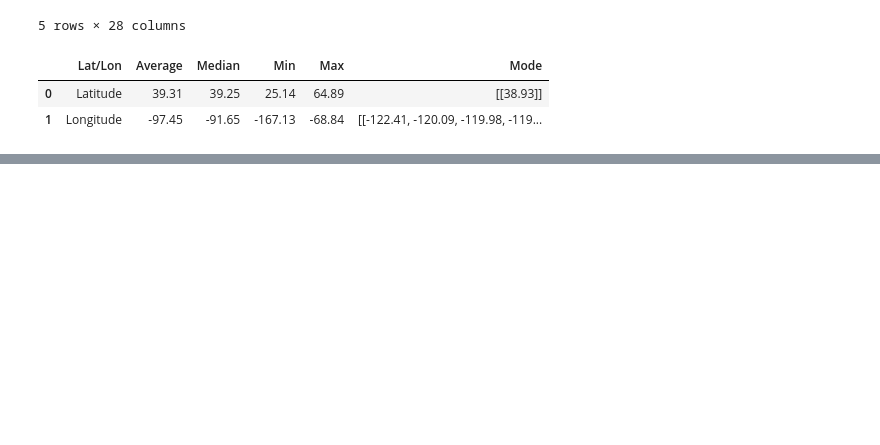
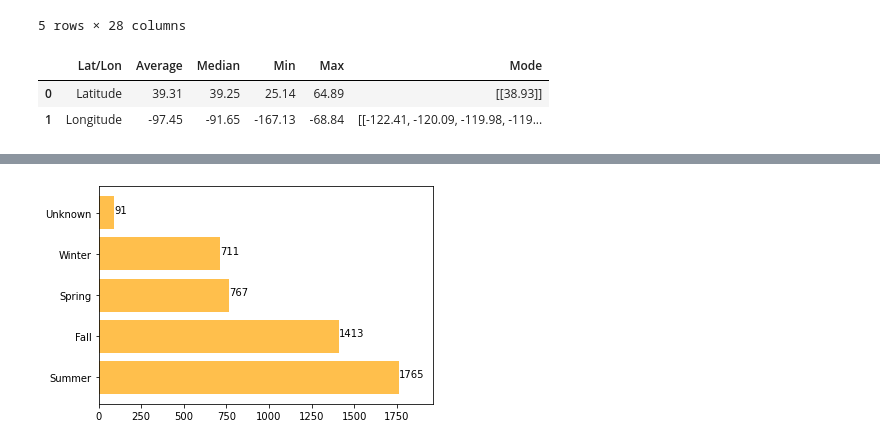
Before and after one commit to ClovisL/Bigfoot_Sightings, a Jupyter notebook: Bigfoot_Sightings.ipynb, the cells around one changed output, grey strips where cells are left out. Cells and saved outputs as stored; diff of their text form; code cells hidden in the pictures; blank space fills up the shorter version.

```diff
--- a/Bigfoot_Sightings.ipynb
+++ b/Bigfoot_Sightings.ipynb
@@ -99,0 +131,10 @@ fig
+# %%
+#Bigfoot most seen seasons but sideways and with the number displayed
+
+plt.barh(x_axis, Times_seen_season, color='orange', alpha = 0.7)
+plt.xlim(0, max(Times_seen_season)+200)
+for index, value in enumerate(Times_seen_season):
+    plt.text(value, index,
+             str(value))
+# %% [output]
+[figure, added]
```
Also changed, not shown: parts of 17 cells of this notebook.
